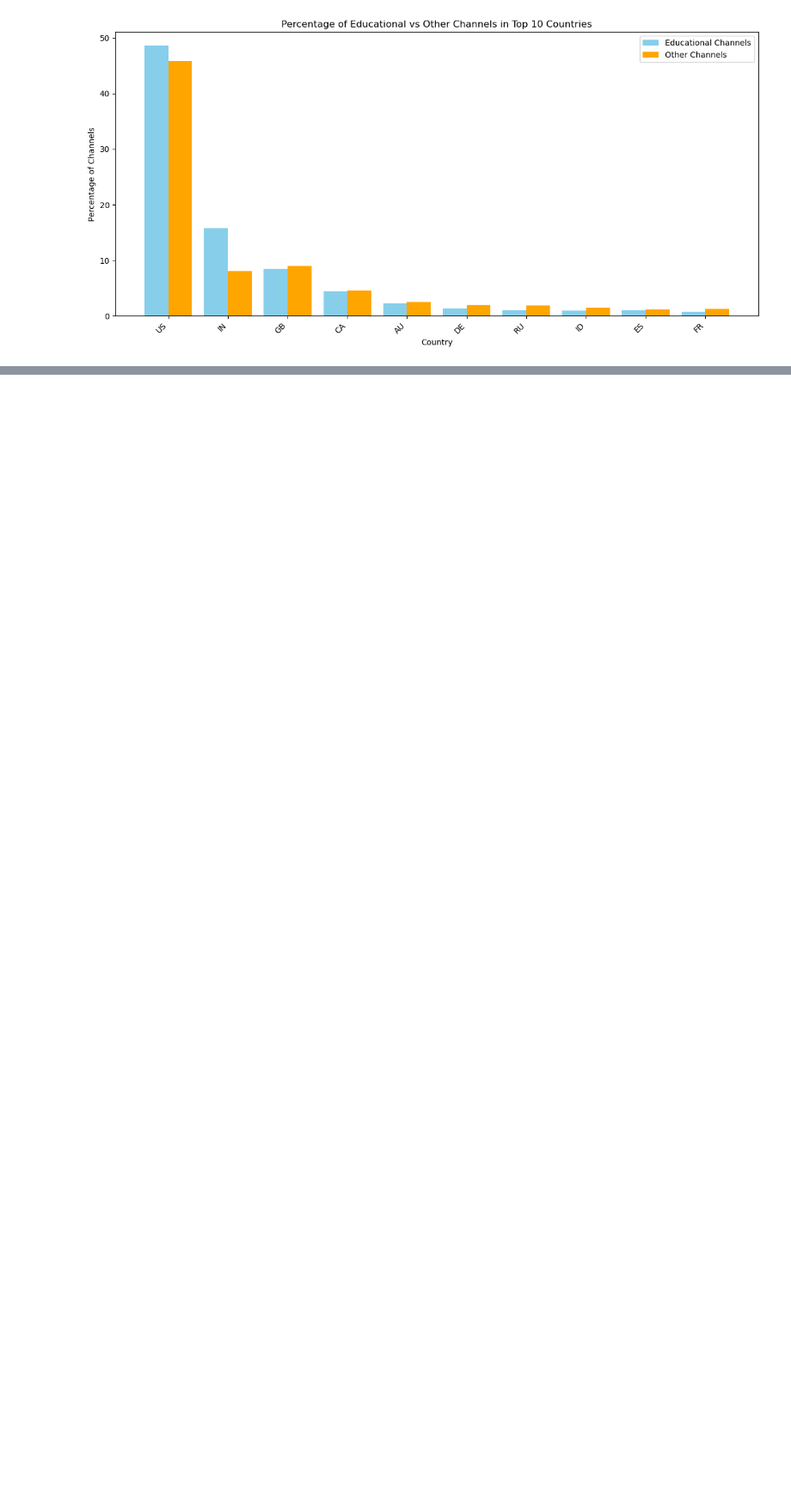
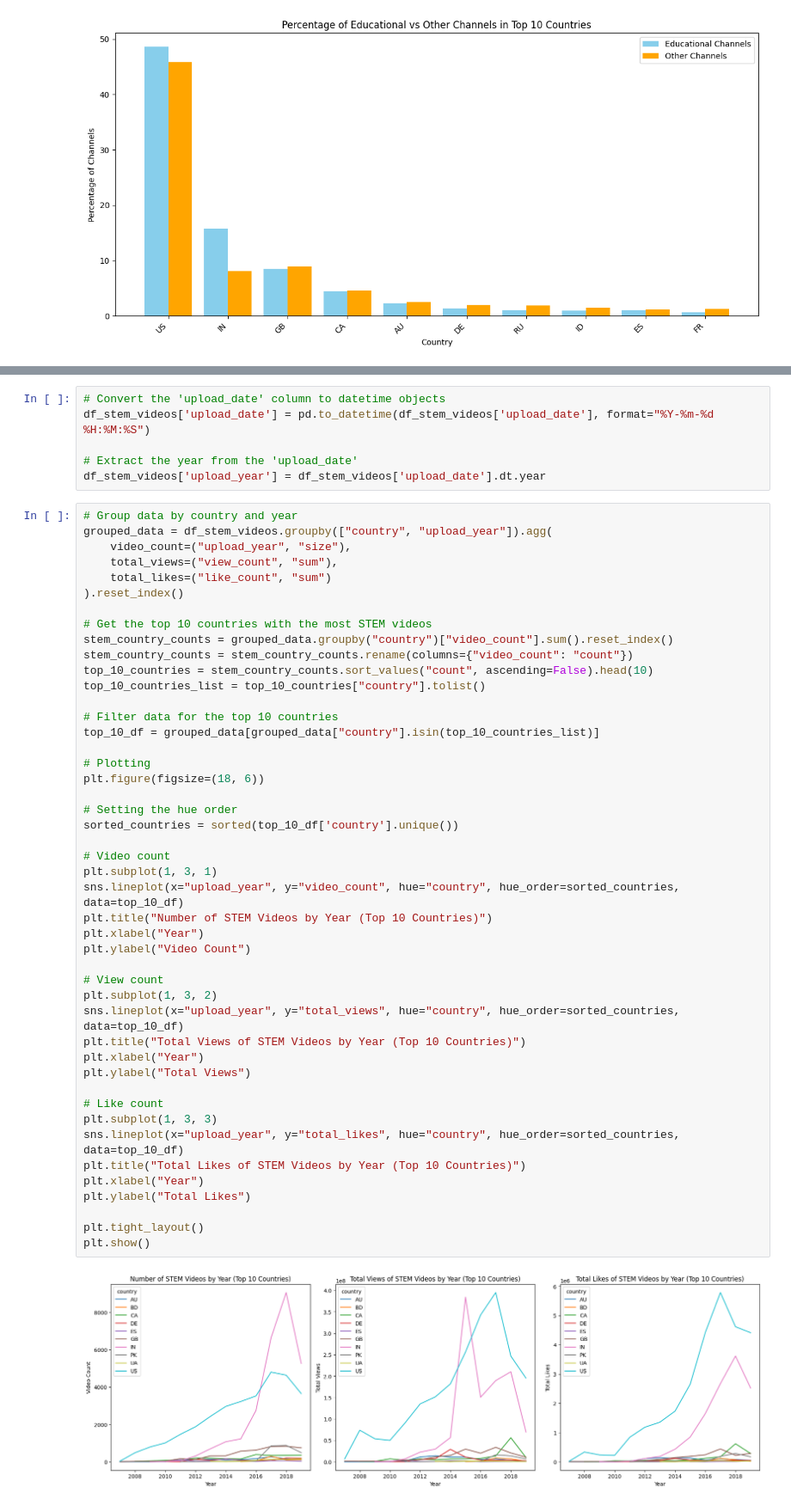
Before and after one commit to epfl-ada/ada-2024-project-adacadabra2048, a Jupyter notebook: result.ipynb, the cells around one changed output, grey strips where cells are left out. Shown at 86% size. Cells and saved outputs as stored; diff of their text form; blank space fills up the shorter version.

```diff
--- a/result.ipynb
+++ b/result.ipynb
@@ -674,0 +220,54 @@ From the bar chart, we can observe a dominance of positive and neutral comments,
+# %%
+# Convert the 'upload_date' column to datetime objects
+df_stem_videos['upload_date'] = pd.to_datetime(df_stem_videos['upload_date'], format="%Y-%m-%d %H:%M:%S")
+
+# Extract the year from the 'upload_date'
+df_stem_videos['upload_year'] = df_stem_videos['upload_date'].dt.year
+# %%
+# Group data by country and year
+grouped_data = df_stem_videos.groupby(["country", "upload_year"]).agg(
+    video_count=("upload_year", "size"),
+    total_views=("view_count", "sum"),
+    total_likes=("like_count", "sum")
+).reset_index()
+
+# Get the top 10 countries with the most STEM videos
+stem_country_counts = grouped_data.groupby("country")["video_count"].sum().reset_index()
+stem_country_counts = stem_country_counts.rename(columns={"video_count": "count"})
+top_10_countries = stem_country_counts.sort_values("count", ascending=False).head(10)
+top_10_countries_list = top_10_countries["country"].tolist()
+
+# Filter data for the top 10 countries
+top_10_df = grouped_data[grouped_data["country"].isin(top_10_countries_list)]
+
+# Plotting
+plt.figure(figsize=(18, 6))
+
+# Setting the hue order
+sorted_countries = sorted(top_10_df['country'].unique())
+
+# Video count
+plt.subplot(1, 3, 1)
+sns.lineplot(x="upload_year", y="video_count", hue="country", hue_order=sorted_countries, data=top_10_df)
+plt.title("Number of STEM Videos by Year (Top 10 Countries)")
+plt.xlabel("Year")
+plt.ylabel("Video Count")
+
+# View count
+plt.subplot(1, 3, 2)
+sns.lineplot(x="upload_year", y="total_views", hue="country", hue_order=sorted_countries, data=top_10_df)
+plt.title("Total Views of STEM Videos by Year (Top 10 Countries)")
+plt.xlabel("Year")
+plt.ylabel("Total Views")
+
+# Like count
+plt.subplot(1, 3, 3)
+sns.lineplot(x="upload_year", y="total_likes", hue="country", hue_order=sorted_countries, data=top_10_df)
+plt.title("Total Likes of STEM Videos by Year (Top 10 Countries)")
+plt.xlabel("Year")
+plt.ylabel("Total Likes")
+
+plt.tight_layout()
+plt.show()
+# %% [output]
+[figure, added]
```
Also changed, not shown: parts of 146 cells of this notebook, 1 other file.
